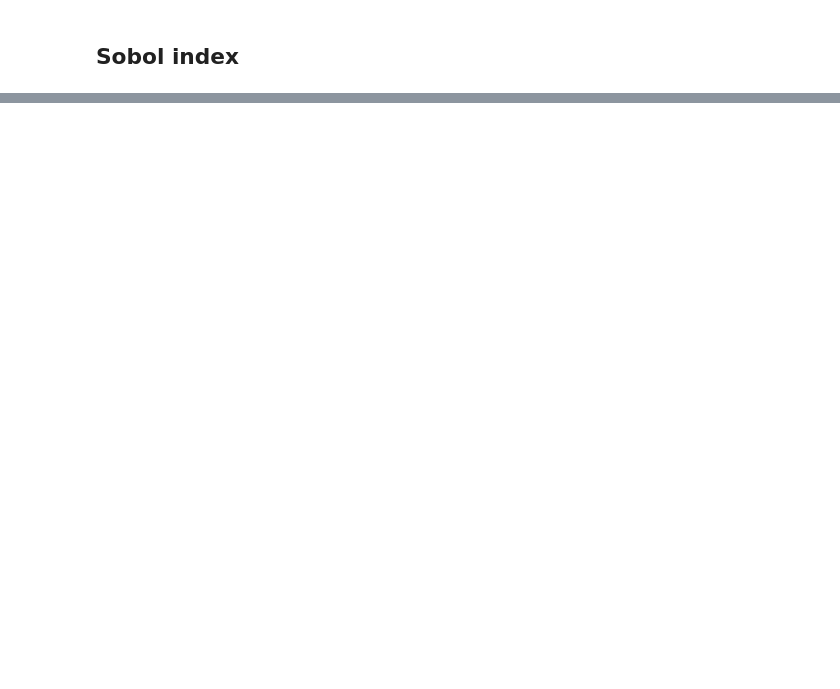
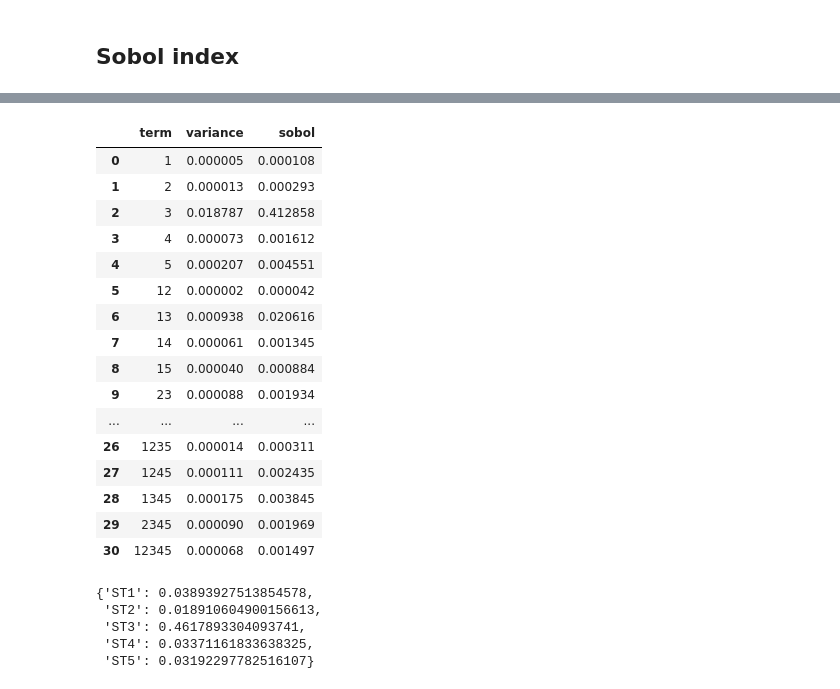
Before and after one commit to DmitrySavinskikh/graduate-paper-code, a Jupyter notebook: ml_part2.ipynb, the cells around one changed output, grey strips where cells are left out. Drawn from its saved outputs; the diff is of its cells as text; code cells hidden in the pictures; blank space fills up the shorter version.

```diff
--- a/ml_part2.ipynb
+++ b/ml_part2.ipynb
@@ -727,0 +1046,59 @@ x4 NaN      NaN       NaN       NaN       NaN
+# %%
+
+def sobol_from_terms(terms, subset_names):
+    var_terms = terms.var(axis=0)
+    total_var = terms.sum(axis=1).var()
+
+    rows = []
+    for name, v in zip(subset_names, var_terms):
+        if name == '0':
+            continue
+        rows.append({
+            'term': name,
+            'variance': v,
+            'sobol': v / total_var})
+
+    return pd.DataFrame(rows), total_var
+
+
+neural_sobol_df, neural_total_var = sobol_from_terms(terms_val, subset_names)
+neural_sobol_df
+# %% [output]
+|  | term | variance | sobol |
+| 0 | 1 | 0.000005 | 0.000108 |
+| 1 | 2 | 0.000013 | 0.000293 |
+| 2 | 3 | 0.018787 | 0.412858 |
+| 3 | 4 | 0.000073 | 0.001612 |
+| 4 | 5 | 0.000207 | 0.004551 |
+| 5 | 12 | 0.000002 | 0.000042 |
+| 6 | 13 | 0.000938 | 0.020616 |
+| 7 | 14 | 0.000061 | 0.001345 |
+| 8 | 15 | 0.000040 | 0.000884 |
+| 9 | 23 | 0.000088 | 0.001934 |
+| ... | ... | ... | ... |
+| 26 | 1235 | 0.000014 | 0.000311 |
+| 27 | 1245 | 0.000111 | 0.002435 |
+| 28 | 1345 | 0.000175 | 0.003845 |
+| 29 | 2345 | 0.000090 | 0.001969 |
+| 30 | 12345 | 0.000068 | 0.001497 |
+# %%
+
+def total_indices_from_sobol(sobol_df, d):
+    result = {}
+    for i in range(1, d + 1):
+        total = 0.0
+        for _, row in sobol_df.iterrows():
+            if str(i) in row['term']:
+                total += row['sobol']
+        result['ST'+str(i)] = total
+    return result
+
+
+neural_total_indices = total_indices_from_sobol(neural_sobol_df, d)
+neural_total_indices
+# %% [output]
+{'ST1': 0.03893927513854578,
+ 'ST2': 0.018910604900156613,
+ 'ST3': 0.4617893304093741,
+ 'ST4': 0.03371161833638325,
+ 'ST5': 0.03192297782516107}
```
Also changed, not shown: parts of 22 cells of this notebook.
